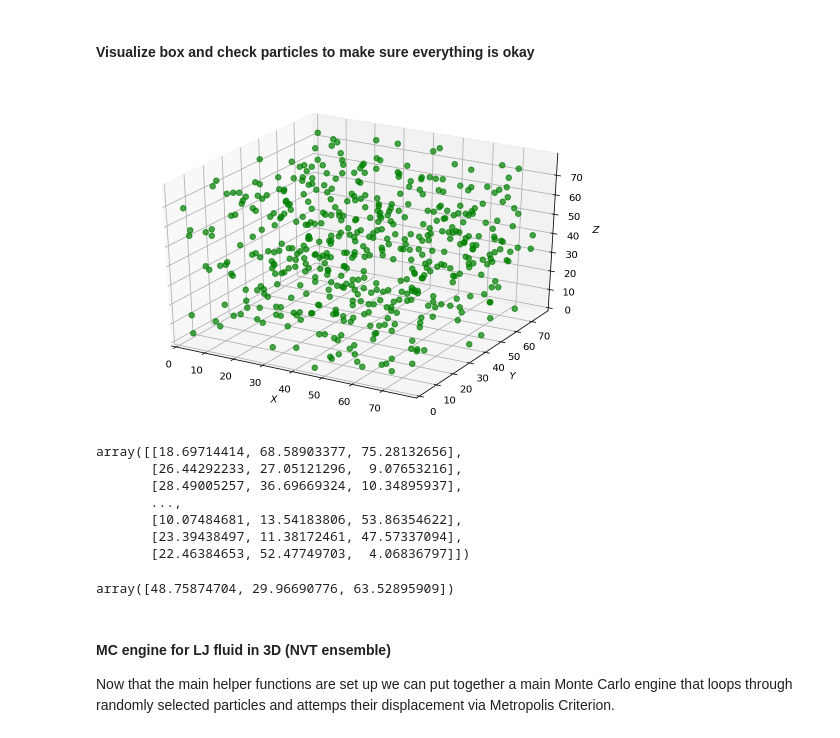
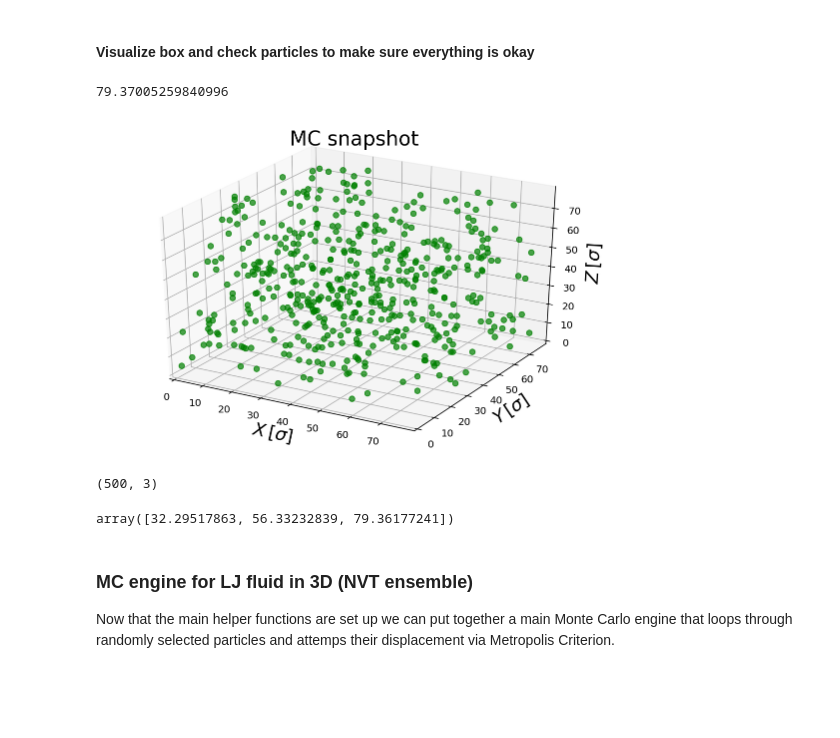
Before and after one commit to carlosal1015/Chem563, a Jupyter notebook: Chem563_MC_LJ.ipynb, the cells around one changed output. Drawn from its saved outputs; the diff is of its cells as text; code cells hidden in the pictures; blank space fills up the shorter version.

```diff
--- a/Chem563_MC_LJ.ipynb
+++ b/Chem563_MC_LJ.ipynb
@@ -149,25 +155,24 @@ def viz_p(particles):
 # %% [markdown]
 #### Visualize box and check particles to make sure everything is okay
+# %%
+L
+# %% [output]
+79.37005259840996
 # %%
-particles=generateBox(N)
-viz_p(particles)
+particles=generateBox(N,L)
-# %% [output]
-[figure, removed]
+# %%
+viz_p(particles,L)
+# %% [output]
+[figure, added]
 # %%
-particles
+particles.shape
 # %% [output]
-array([[18.69714414, 68.58903377, 75.28132656],
-       [26.44292233, 27.05121296,  9.07653216],
-       [28.49005257, 36.69669324, 10.34895937],
-       ...,
-       [10.07484681, 13.54183806, 53.86354622],
-       [23.39438497, 11.38172461, 47.57337094],
-       [22.46384653, 52.47749703,  4.06836797]])
+(500, 3)
 # %%
-particles[10]
+particles[5]
 # %% [output]
-array([48.75874704, 29.96690776, 63.52895909])
+array([32.29517863, 56.33232839, 79.36177241])
 # %% [markdown]
-#### MC engine for LJ fluid in 3D (NVT ensemble)
+### MC engine for LJ fluid in 3D (NVT ensemble)
 Now that the main helper functions are set up we can put together a main Monte Carlo engine that loops through randomly selected particles and attemps their displacement via Metropolis Criterion.
 # %%
```
Also changed, not shown: parts of 18 cells of this notebook.
